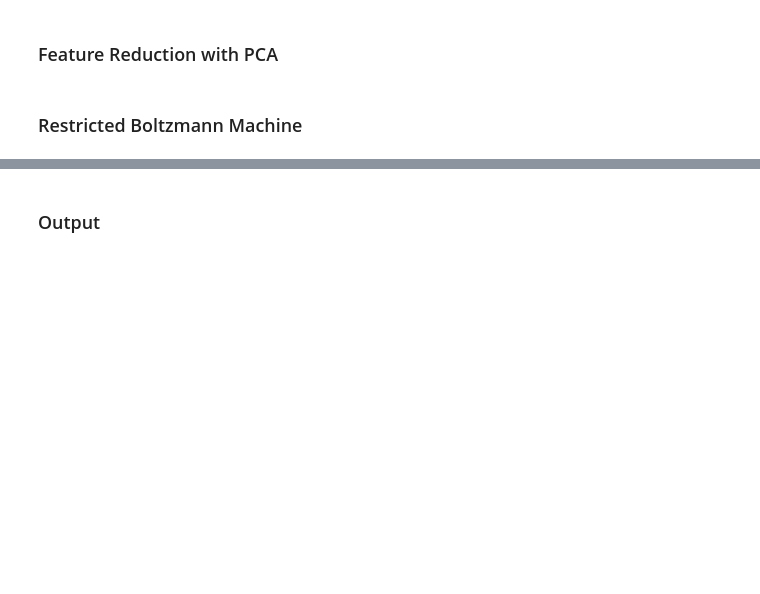
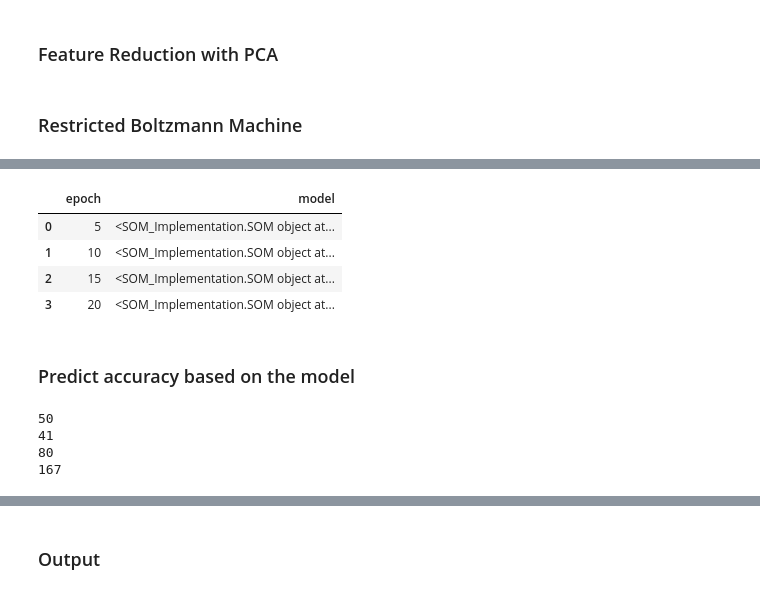
Before and after one commit to irinaotto/NN_project, a Jupyter notebook: NN_Group_Project_MNIST.ipynb, the cells around one changed output, grey strips where cells are left out. Cells and saved outputs as stored; diff of their text form; code cells hidden in the pictures; blank space fills up the shorter version.

Commit message:
Implementation of SOM algorithm
Add implementation of SOM algorithm

```diff
--- a/NN_Group_Project_MNIST.ipynb
+++ b/NN_Group_Project_MNIST.ipynb
@@ -53,0 +58,44 @@ network=my_som.train(ds_train)
+# %%
+epochs=[5,10,15,20]
+training_set=ds_train.take(1000)
+my_models=pd.DataFrame(columns=['epoch', 'model'])
+for epoch in epochs:
+    my_som = som.SOM(20, 20, 28*28, epoch)
+    my_som.train(training_set)
+    #After the unsupervised learning, we take training data labels and assigned to centroids
+    mapped, labels = my_som.map_vects(ds_train)
+    mappedarr = np.array(mapped)
+    my_som.set_labels(mappedarr, labels)
+    my_som.set_centroids_with_label_prob()
+    my_models=my_models.append({'epoch':epoch, 'model': my_som}, ignore_index=True)
+# %%
+my_models
+# %% [output]
+|  | epoch | model |
+| 0 | 5 | <SOM_Implementation.SOM object at... |
+| 1 | 10 | <SOM_Implementation.SOM object at... |
+| 2 | 15 | <SOM_Implementation.SOM object at... |
+| 3 | 20 | <SOM_Implementation.SOM object at... |
+# %% [markdown]
+### Predict accuracy based on the model
+# %%
+#PREDICT ON TEST DATA
+test_accuracy=pd.DataFrame(columns=['epoch', 'accuracy'])
+test_data=ds_test.take(400)
+test_mapped, test_labels=my_som.map_vects(test_data)
+test=np.array(test_mapped)
+for index in my_models.index:
+    model=my_models['model'][index]
+    accuracy=0
+    for i in range(len(test)):
+        predicted_label,prob=model.predict(test[i])
+        if predicted_label==test_labels[i]:
+            accuracy=accuracy+1
+    print(accuracy)
+    accuracy=accuracy/len(test_data)
+    test_accuracy=test_accuracy.append({'epoch': my_models['epoch'][index], 'accuracy':accuracy}, ignore_index=True)
+# %% [output]
+50
+41
+80
+167
```
Also changed, not shown: parts of 12 cells of this notebook, 1 other file.
